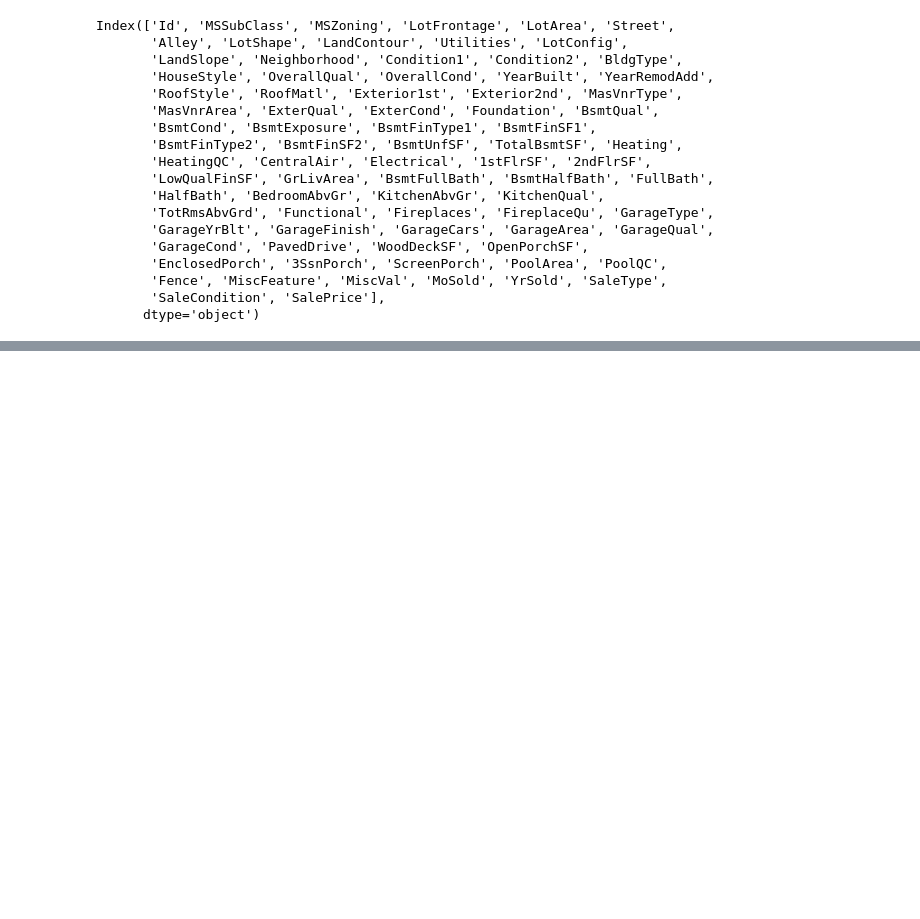
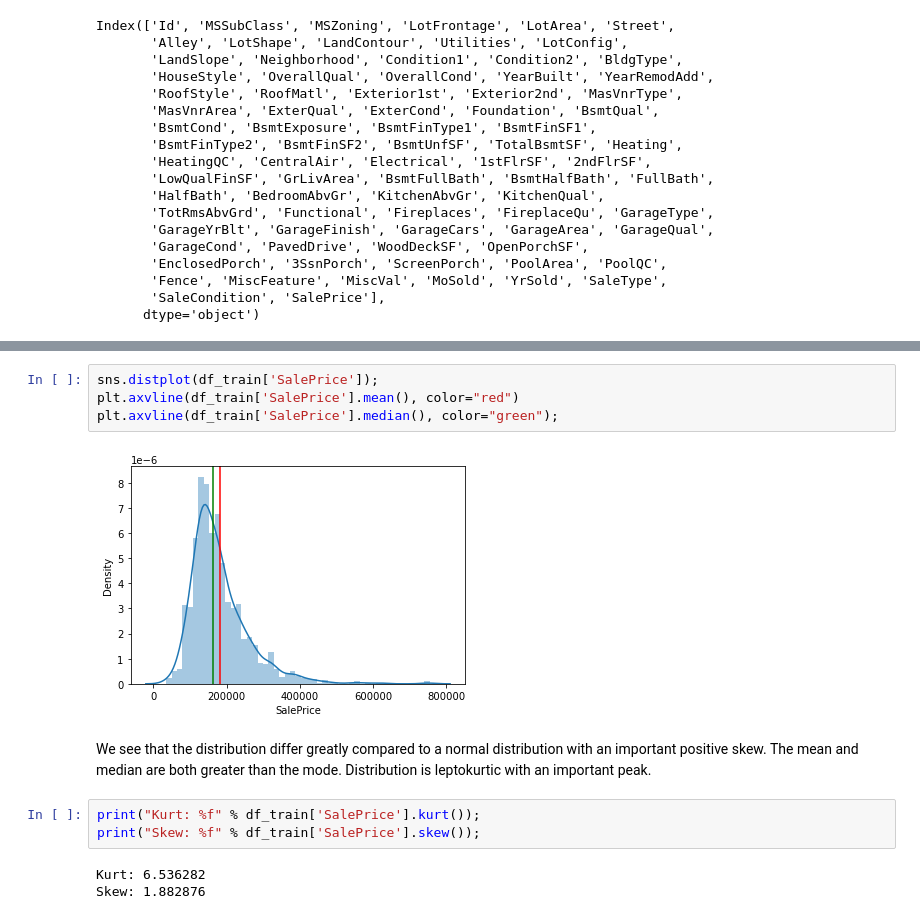
Before and after one commit to alimus22/ds_projects, a Jupyter notebook: house_prices/house_prices.ipynb, the cells around one changed output, grey strips where cells are left out. Cells and saved outputs as stored; diff of their text form; blank space fills up the shorter version.

```diff
--- a/house_prices/house_prices.ipynb
+++ b/house_prices/house_prices.ipynb
@@ -41,0 +56,14 @@ Before proceeding to further data analysis, we must know what variable to focus
+# %%
+sns.distplot(df_train['SalePrice']);
+plt.axvline(df_train['SalePrice'].mean(), color="red")
+plt.axvline(df_train['SalePrice'].median(), color="green");
+# %% [output]
+[figure, added]
+# %% [markdown]
+We see that the distribution differ greatly compared to a normal distribution with an important positive skew. The mean and median are both greater than the mode. Distribution is leptokurtic with an important peak.
+# %%
+print("Kurt: %f" % df_train['SalePrice'].kurt());
+print("Skew: %f" % df_train['SalePrice'].skew());
+# %% [output]
+Kurt: 6.536282
+Skew: 1.882876
```
Also changed, not shown: parts of 9 cells of this notebook.
